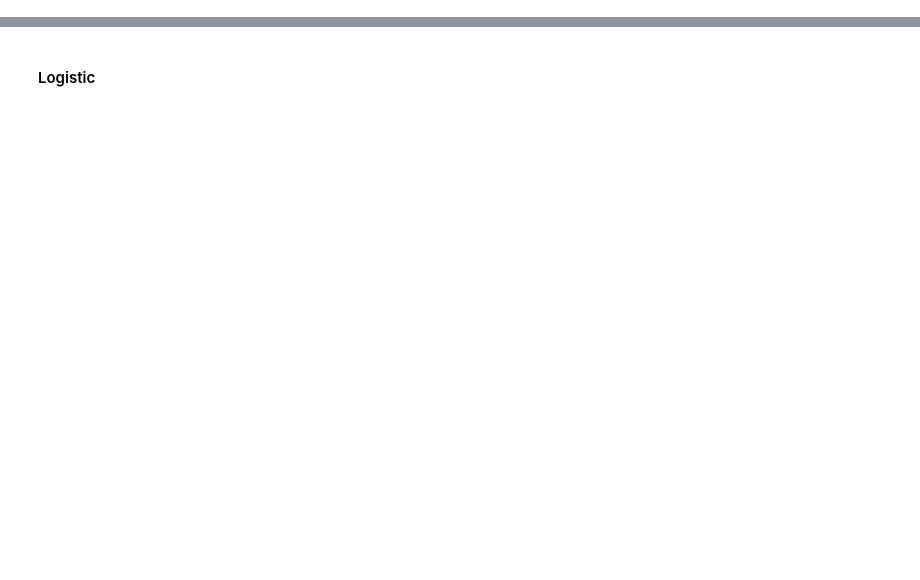
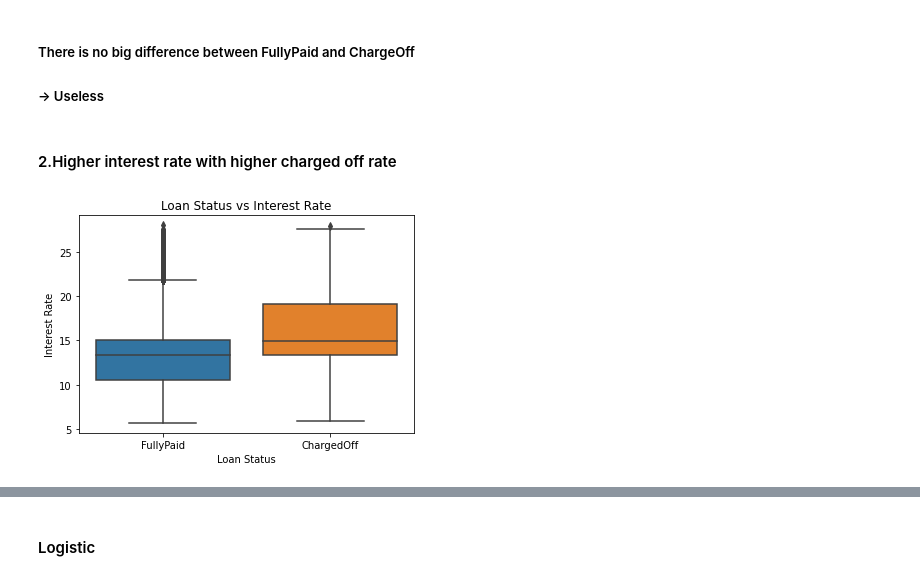
Before and after one commit to writeforfun/RIsk, a Jupyter notebook: risk.ipynb, the cells around one changed output, grey strips where cells are left out. Saved outputs shown, nothing was run; the diff lists cells and outputs as text; code cells hidden in the pictures; blank space fills up the shorter version.

```diff
--- a/risk.ipynb
+++ b/risk.ipynb
@@ -270,0 +68,14 @@ train_X, val_X, train_y, val_y = train_test_split(X, y, random_state=1)
+# %% [markdown]
+##### There is no big difference between FullyPaid and ChargeOff
+##### -> Useless
+# %% [markdown]
+#### 2.Higher interest rate with higher charged off rate
+# %%
+sns.boxplot(x='loan_status',y='interest_rate',data=loans)
+
+plt.title('Loan Status vs Interest Rate')
+plt.xlabel('Loan Status')
+plt.ylabel('Interest Rate')
+plt.show()
+# %% [output]
+[figure, added]
```
Also changed, not shown: parts of 120 cells of this notebook.
